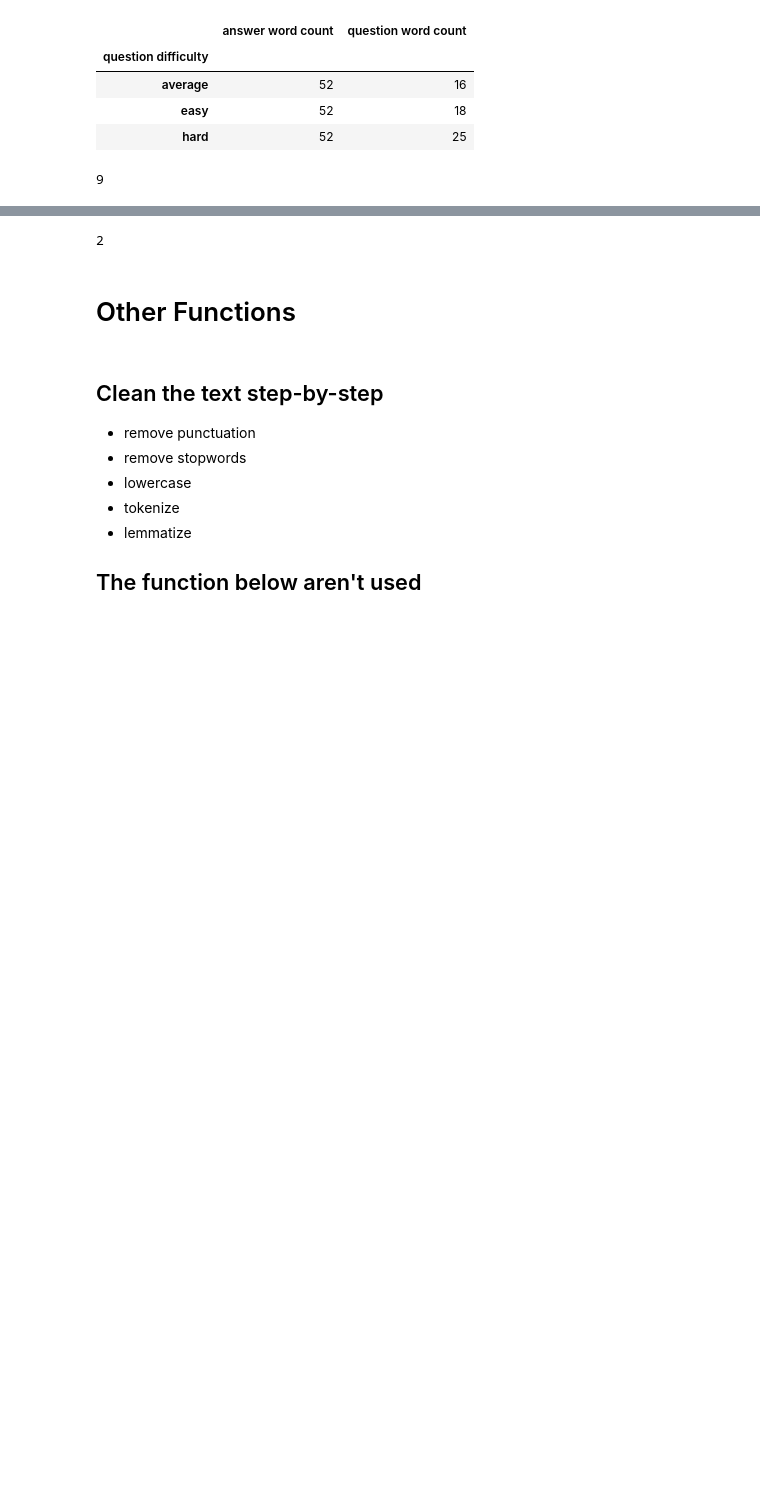
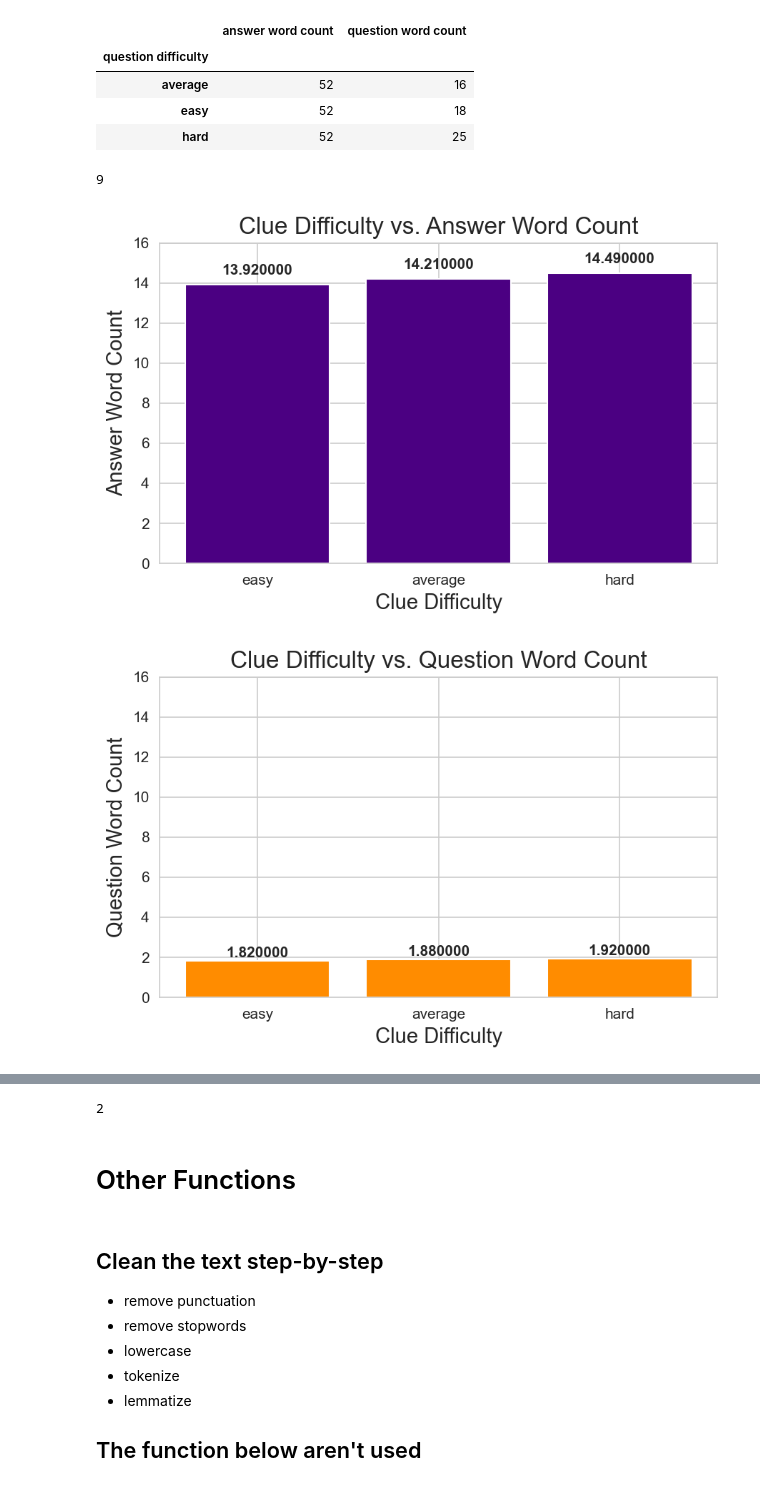
Before and after one commit to JCurley10/Jeopardy_nlp, a Jupyter notebook: notebooks/1.0-data-exploration.ipynb, the cells around one changed output, grey strips where cells are left out. Drawn from its saved outputs; the diff is of its cells as text; code cells hidden in the pictures; blank space fills up the shorter version.

```diff
--- a/notebooks/1.0-data-exploration.ipynb
+++ b/notebooks/1.0-data-exploration.ipynb
@@ -292,3 +285,45 @@ len(regular_episodes['answer'][5].split())
+# %%
+def graph_wrd_cts(df, col, color):
+    """
+    makes a bar graph of the average word counts
+
+    Args:
+        df (Pandas DataFrame): must be a dataframe with wordcounts
+            can be made from get_wrd_cts
+    """
+    fig, ax = plt.subplots(1, 1, dpi = 150)
+
+    rects1 = ax.bar(df.index, df[col], color = color)
+    ax.set_title(f'{col} vs. Clue Difficulty')
+    ax.set_ylabel(f'{col}', fontsize = 14)
+    ax.set_xlabel('Clue Difficulty', fontsize = 14)
+    ax.set_title(f'Clue Difficulty vs. {col}', fontsize = 16)
+    plt.ylim(0, 16)
+
+
+    def autolabel(rects):
+        """
+        Attach a text label above each bar displaying its height
+        """
+        for rect in rects:
+            height = rect.get_height()
+            ax.text(rect.get_x() + rect.get_width()/2., 1.025*height,
+                    '%f' % float(height),
+            ha='center', va='bottom', fontweight = 'bold')
+
+    autolabel(rects1)
+    plt.tight_layout()
+# %%
+df = get_wrd_cts(special_tournaments)
+
+avgs = df.groupby('Clue Difficulty').mean().sort_values('Answer Word Count').round(2)
+maxes = df.groupby('Clue Difficulty').max().sort_values('Answer Word Count').round(2)
+
+graph_wrd_cts(avgs, 'Answer Word Count', color = 'indigo')
+graph_wrd_cts(avgs, 'Question Word Count', color = 'darkorange')
+# %% [output]
+[figure, added]
+[figure, added]
 # %%
 import seaborn as sns
 sns.set_style('whitegrid')
```
Also changed, not shown: parts of 10 cells of this notebook, 4 other files.
